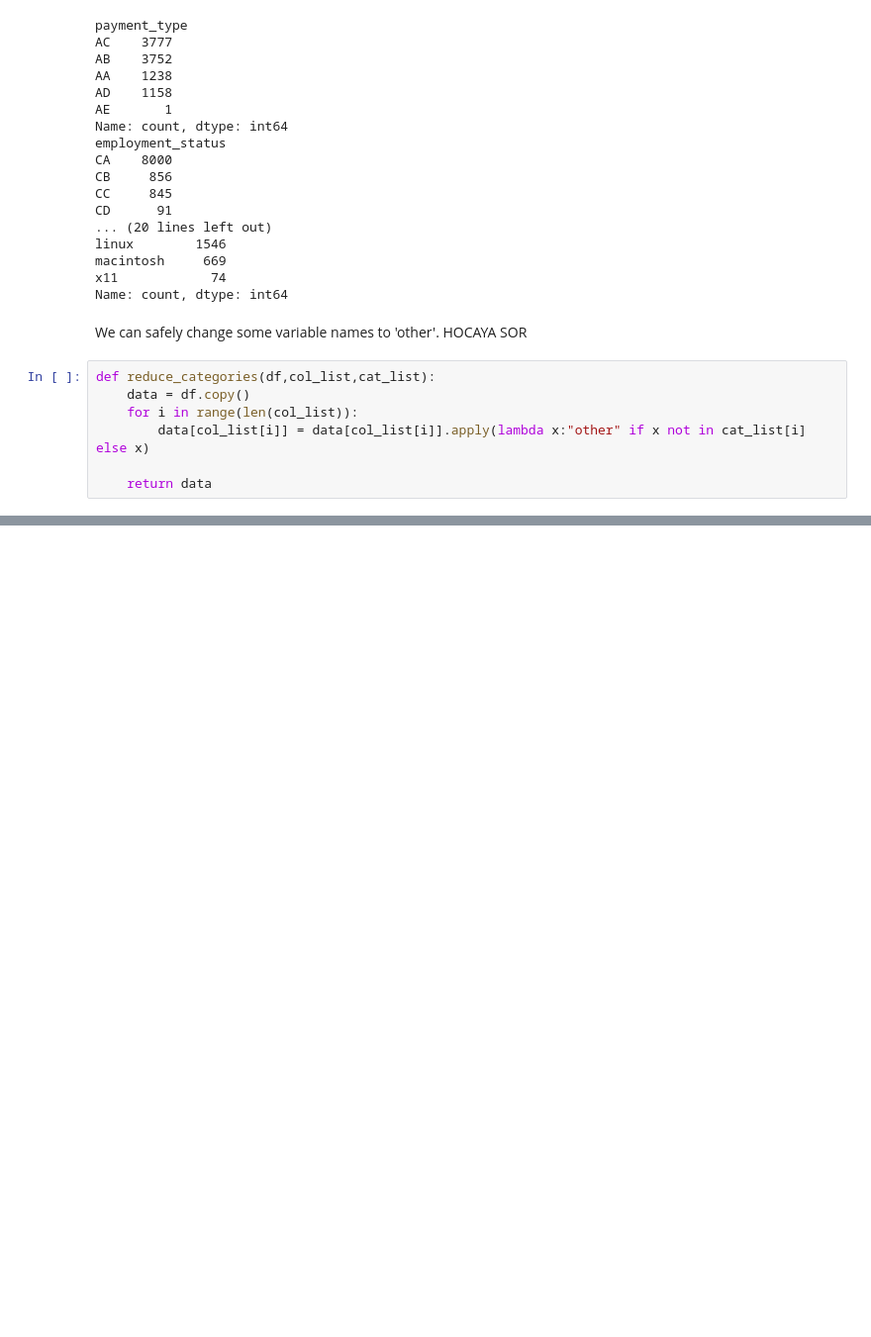
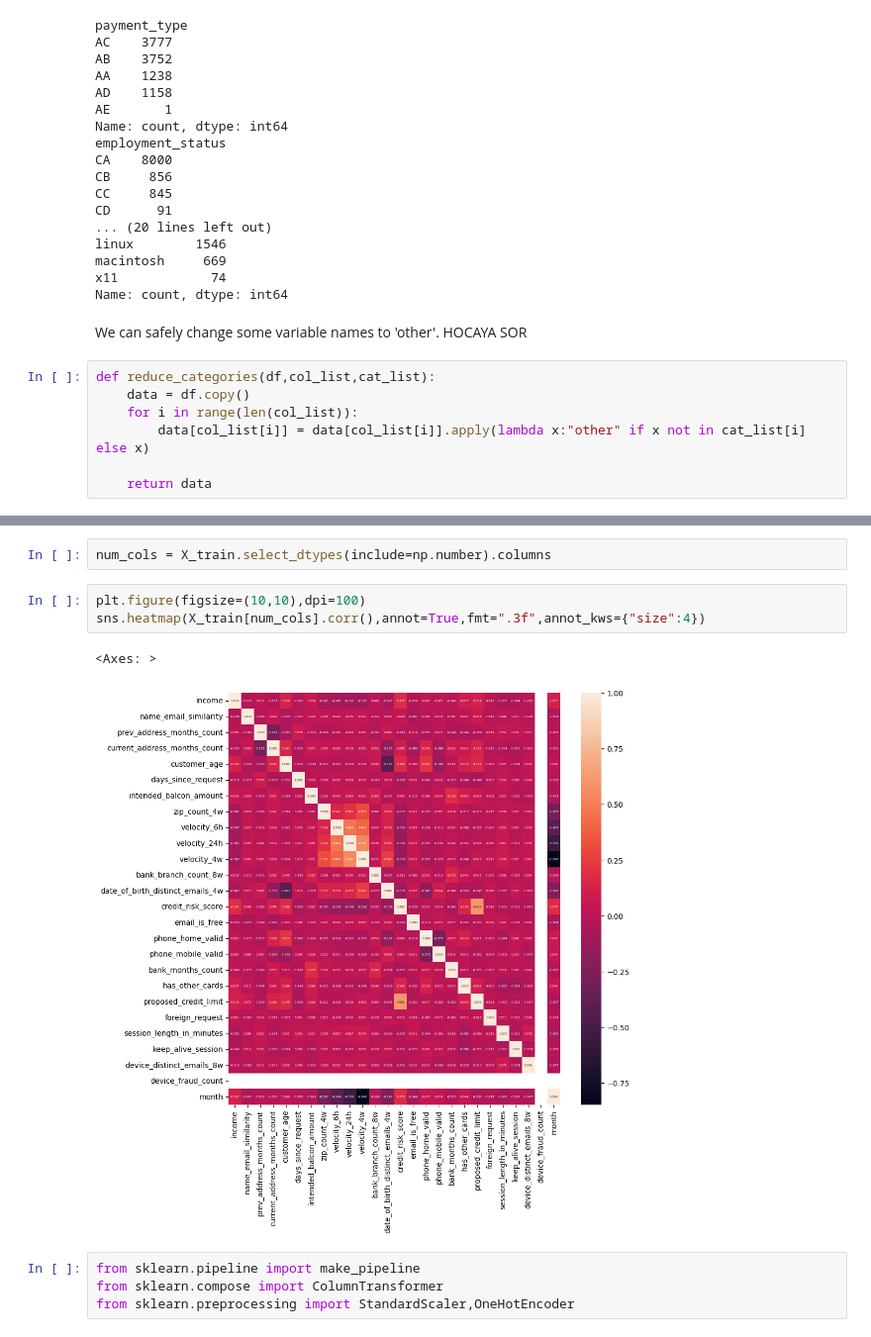
Before and after one commit to salihboraguder/BankFraudDetection, a Jupyter notebook: explore.ipynb, the cells around one changed output, grey strips where cells are left out. Shown at 99% size. Cells and saved outputs as stored; diff of their text form; blank space fills up the shorter version.

```diff
--- a/explore.ipynb
+++ b/explore.ipynb
@@ -107,0 +173,12 @@ Name: count, dtype: int64
+# %%
+num_cols = X_train.select_dtypes(include=np.number).columns
+# %%
+plt.figure(figsize=(10,10),dpi=100)
+sns.heatmap(X_train[num_cols].corr(),annot=True,fmt=".3f",annot_kws={"size":4})
+# %% [output]
+<Axes: >
+[figure, added]
+# %%
+from sklearn.pipeline import make_pipeline
+from sklearn.compose import ColumnTransformer
+from sklearn.preprocessing import StandardScaler,OneHotEncoder
```
Also changed, not shown: parts of 16 cells of this notebook.
